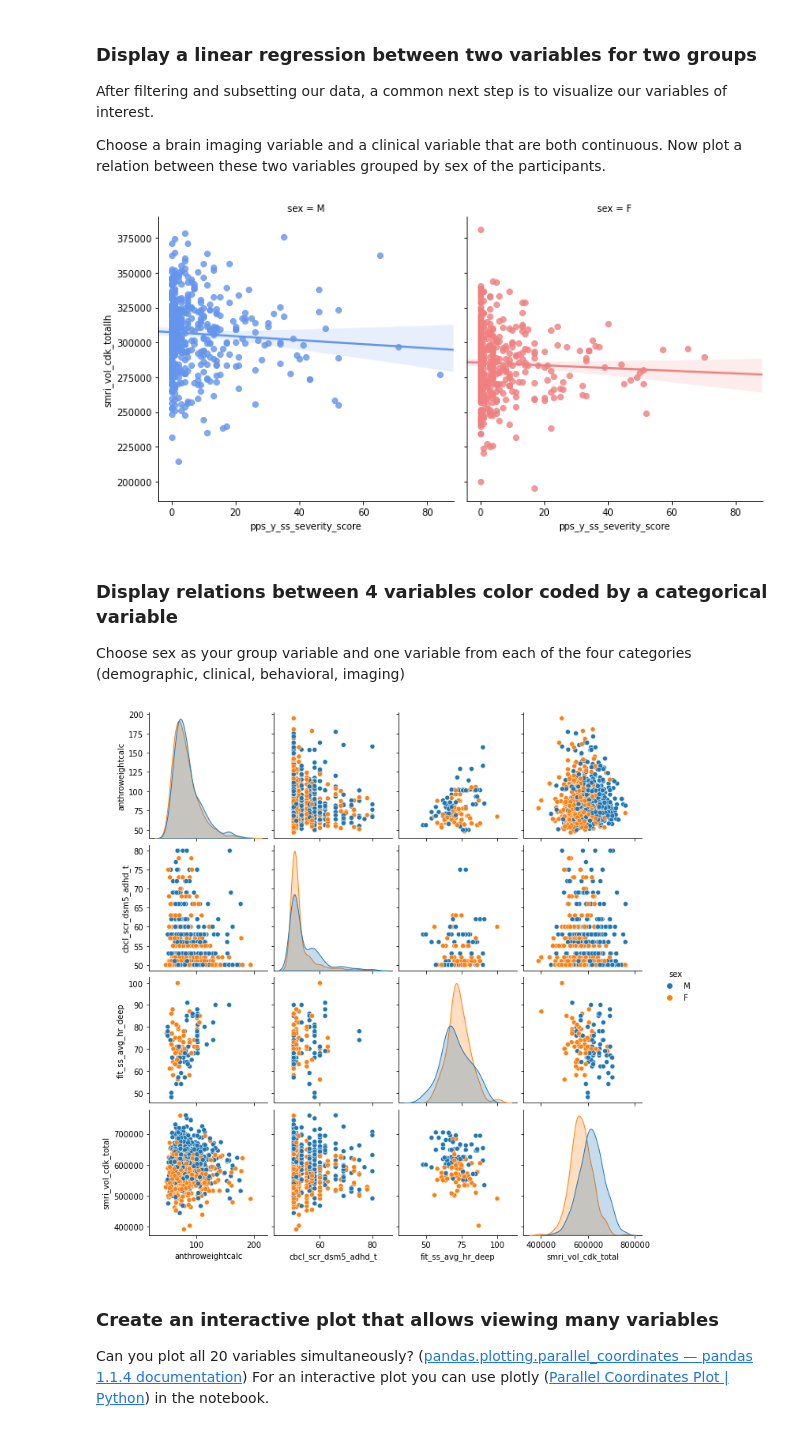
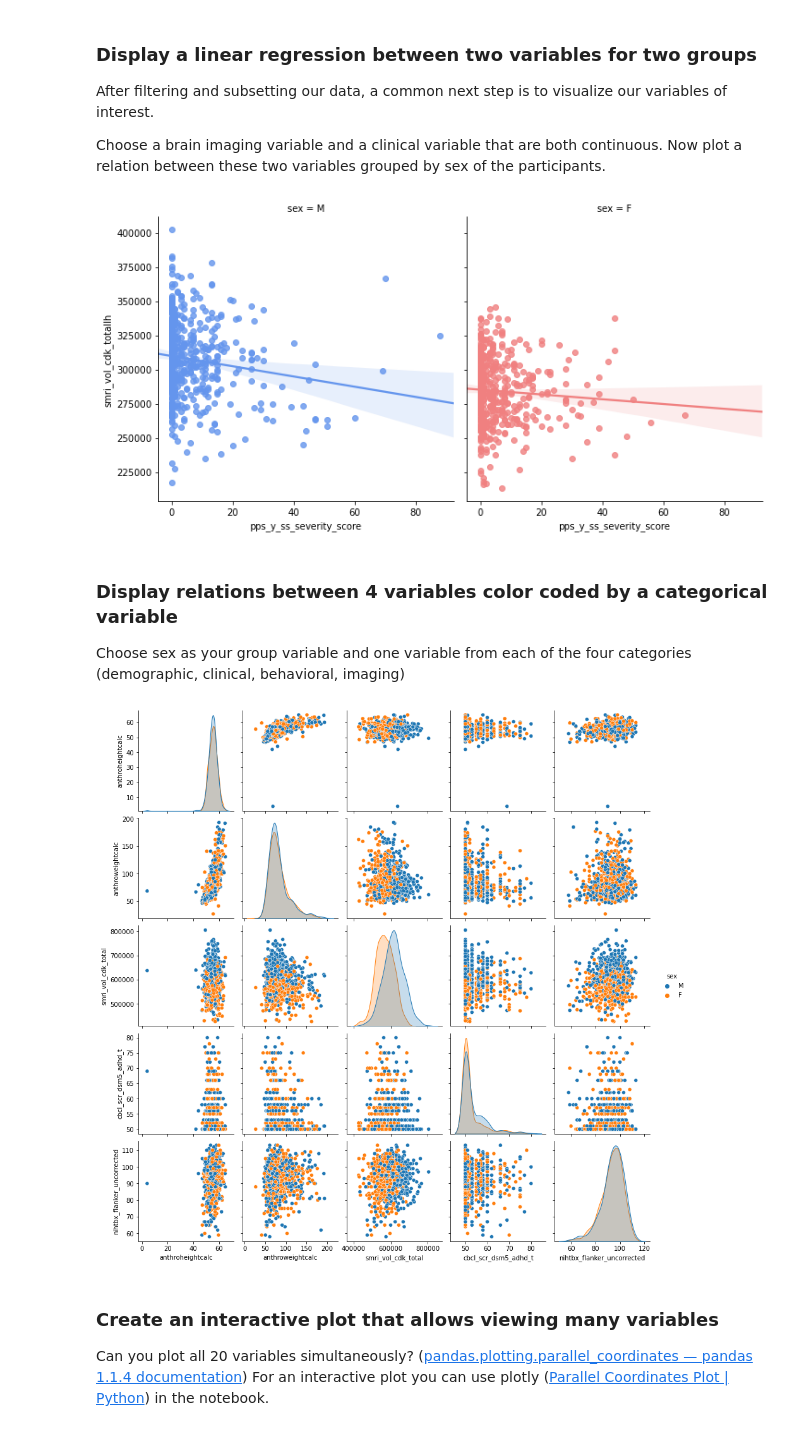
Before and after one commit to amaiacc/ABCD-ReproNIM_DataExercises, a Jupyter notebook: viewABCD.ipynb, the cells around one changed output. Drawn from its saved outputs; the diff is of its cells as text; code cells hidden in the pictures.

Commit message:
Removed sleep variables (there were multiple instances per id and timepoint).

```diff
--- a/viewABCD.ipynb
+++ b/viewABCD.ipynb
@@ -292,11 +292,11 @@ Below are the data elements we require to answer our question of interest
 Be sure to select a mix of categorical and continuous measures and to keep
 the `common` variables.
 # %%
-common = ["subjectkey", "interview_date", "interview_age", "eventname", "sex"]
+common = ["subjectkey", "interview_date", "interview_age", "eventname", "sex","eventname"]
 demographic = ["site_id_l", "anthroheightcalc", "anthroweightcalc", "ehi_y_ss_scoreb", 'demo_comb_income_v2', 'snellen_aid_y']
 clinical = ['cbcl_scr_dsm5_adhd_r','cbcl_scr_dsm5_adhd_t','scrn_commondx','scrn_asd',
             'pps_y_ss_severity_score','pgbi_p_ss_score']
-behavioral = ['fit_ss_sleepperiod_minutes', 'fit_ss_avg_hr_deep','sag_grade_type'] # 'fit_ss_sleepperiod_minutes', 'fit_ss_avg_hr_deep',
+behavioral = ['sag_grade_type'] # 'fit_ss_sleepperiod_minutes', 'fit_ss_avg_hr_deep',
 cognitive = ['nihtbx_reading_uncorrected', 'nihtbx_flanker_uncorrected', 'nihtbx_picvocab_uncorrected', 'nihtbx_fluidcomp_uncorrected' , 'nihtbx_pattern_uncorrected']
 imaging = ["smri_vol_cdk_total",  'mri_info_manufacturer',
            "smri_vol_cdk_totallh","smri_vol_cdk_totalrh",
@@ -485,16 +467,17 @@ pal = dict(M="#6495ED", F="#F08080")
 g = sns.lmplot(x='pps_y_ss_severity_score', y='smri_vol_cdk_totallh', col="sex", hue="sex", data=subset_df,
                palette=pal, y_jitter=.02, logistic=False, truncate=False)
 # %% [output]
-[figure, old version]
+[figure, new version]
 # %% [markdown]
 ### Display relations between 4 variables color coded by a categorical variable
 
 Choose sex as your group variable and one variable from each of the four categories
 (demographic, clinical, behavioral, imaging)
 # %%
-sns.pairplot(subset_df, hue="sex", vars=["anthroweightcalc", 'cbcl_scr_dsm5_adhd_t', 'fit_ss_avg_hr_deep', "smri_vol_cdk_total"]);
+subset_df.info
+sns.pairplot(subset_df, hue="sex", vars=["anthroheightcalc", "anthroweightcalc",'smri_vol_cdk_total','cbcl_scr_dsm5_adhd_t', 'nihtbx_flanker_uncorrected']);
 # %% [output]
-[figure, old version]
+[figure, new version]
 # %% [markdown]
 ### Create an interactive plot that allows viewing many variables
 
```
Also changed, not shown: parts of 10 cells of this notebook.
